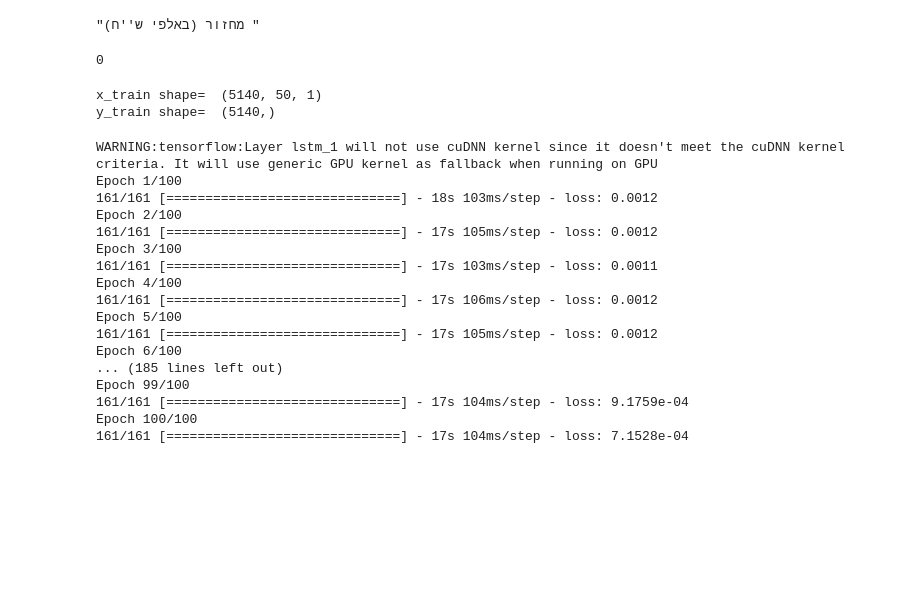
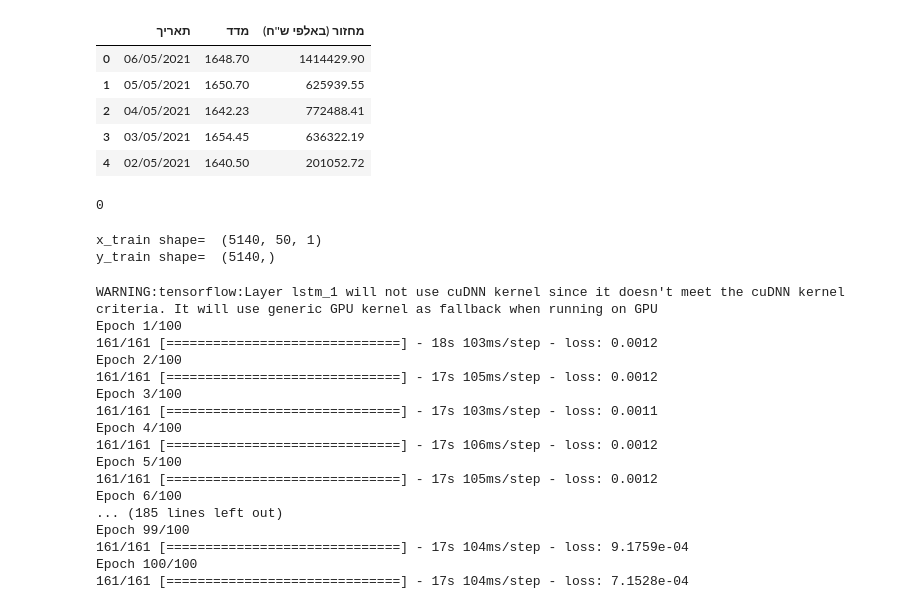
Before and after one commit to dvircohen0/Rolling-in-the-Deep, a Jupyter notebook: stock_price.ipynb, the cells around one changed output. Drawn from its saved outputs; the diff is of its cells as text; code cells hidden in the pictures; blank space fills up the shorter version.

```diff
--- a/stock_price.ipynb
+++ b/stock_price.ipynb
@@ -7,11 +12,15 @@ import os
 # %%
 df = pd.read_csv('/content/ChartData (1).csv')
+df.head()
+# %% [output]
+|  | תאריך | מדד | מחזור (באלפי ש''ח) |
+| 0 | 06/05/2021 | 1648.70 | 1414429.90 |
+| 1 | 05/05/2021 | 1650.70 | 625939.55 |
+| 2 | 04/05/2021 | 1642.23 | 772488.41 |
+| 3 | 03/05/2021 | 1654.45 | 636322.19 |
+| 4 | 02/05/2021 | 1640.50 | 201052.72 |
 # %%
 cols=df.columns.tolist()
-# %%
-cols[2]
-# %% [output]
-"מחזור (באלפי ש''ח) "
 # %%
 group=df.groupby("תאריך")
 df=group[cols[2]].mean()
```
Also changed, not shown: parts of 5 cells of this notebook.
